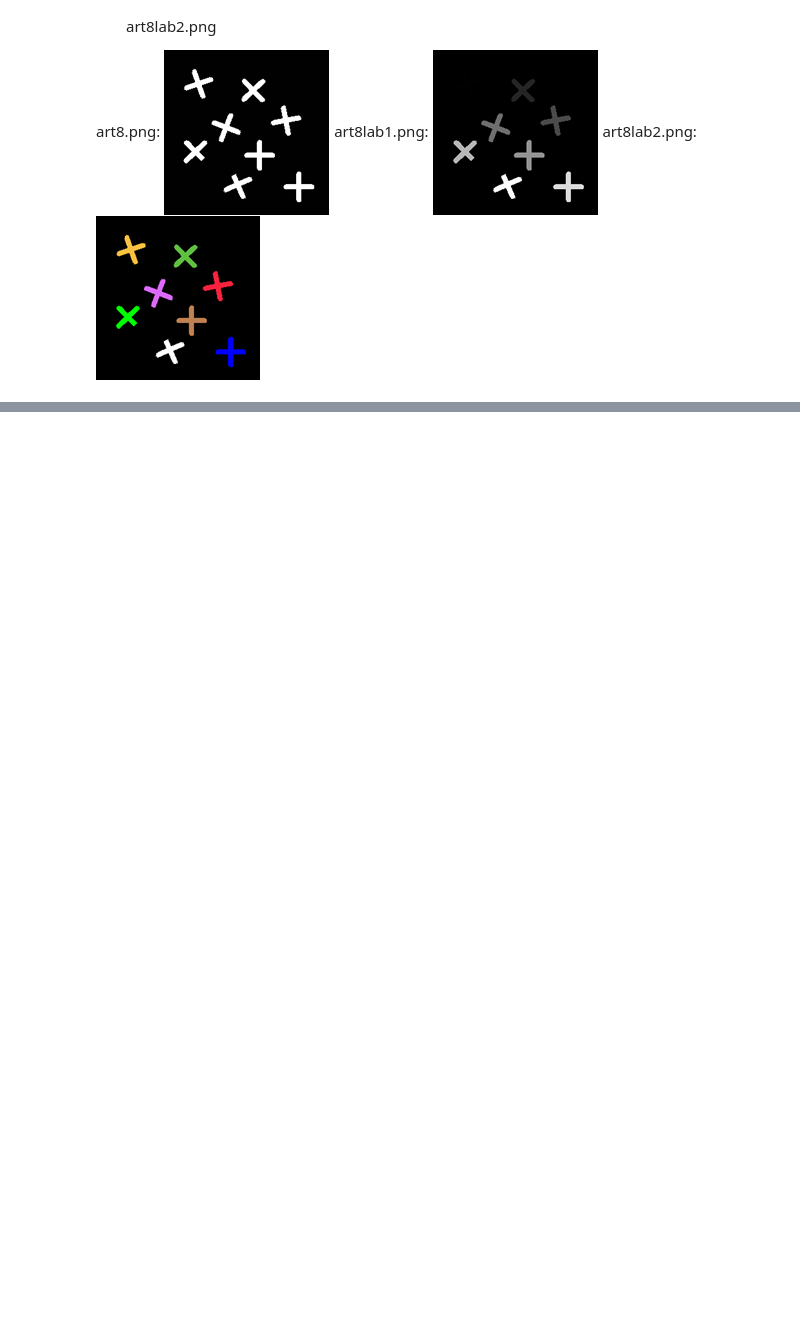
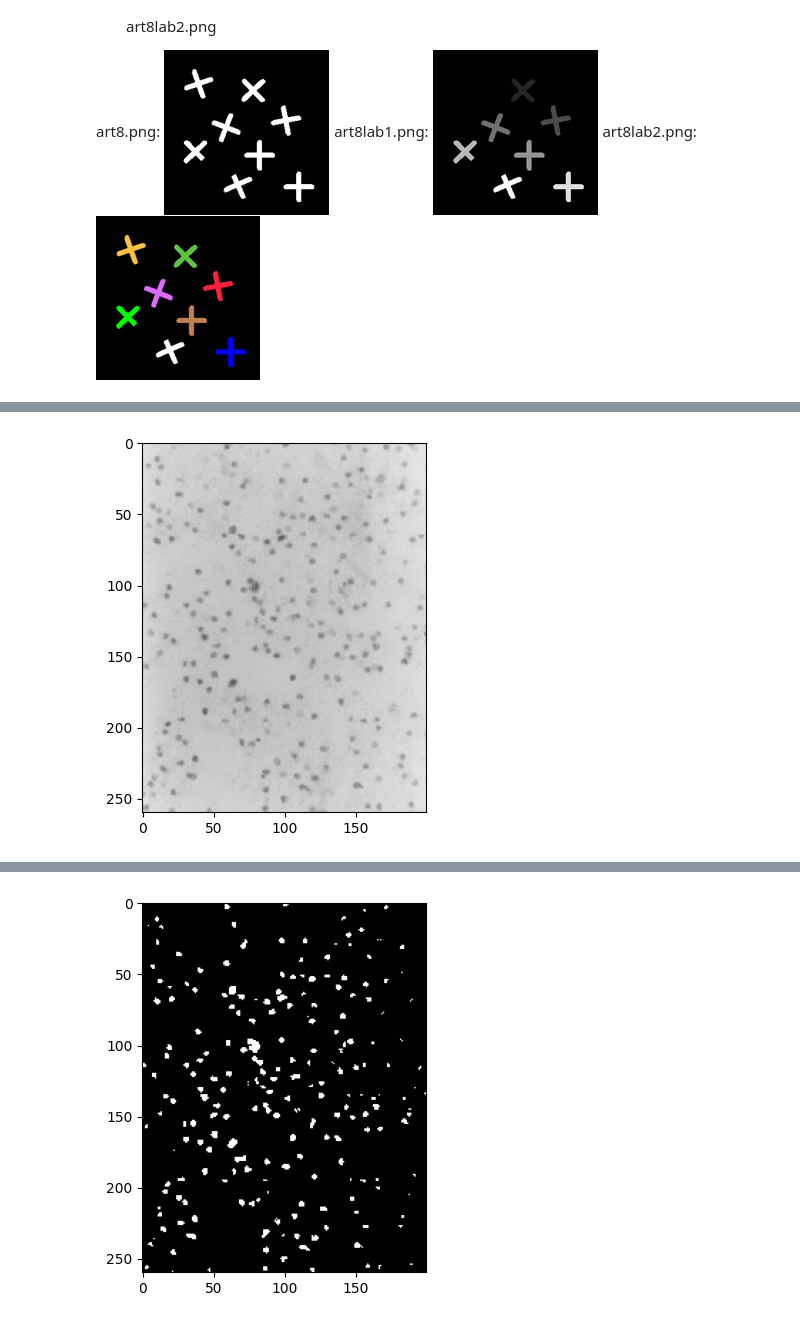
Before and after one commit to Elymas-Magus/gsi058_t1_pedropaulo.spaiva.a, a Jupyter notebook: Lab02 - Connected Components/lab02.ipynb, the cells around one changed output, grey strips where cells are left out. Cells and saved outputs as stored; diff of their text form; code cells hidden in the pictures; blank space fills up the shorter version.

```diff
--- a/Lab02 - Connected Components/lab02.ipynb
+++ b/Lab02 - Connected Components/lab02.ipynb
@@ -223,0 +273,20 @@ clc3lab1
+# %%
+# code here
+def main():
+    original = GrayImageRequantizer(path='clc3.png', debug=True)
+    image = GrayImageComponentIdentifier(debug=True)
+
+    original.show()
+
+    original.requantize(1, lambda point: 255 if point < 167 else 0)
+
+    image.setImage(original.getResult())
+
+    image.show()
+    image.identifyComponents(lambda color: color > 127)
+
+    image.showResult()
+    # image.saveResult('clc3-gray.png')
+
+main()
+# %% [output]
@@ -223,0 +295 @@ clc3lab1
+[figure, added]
@@ -223,0 +299 @@ clc3lab1
+[figure, added]
```
Also changed, not shown: parts of 7 cells of this notebook, 9 other files.
